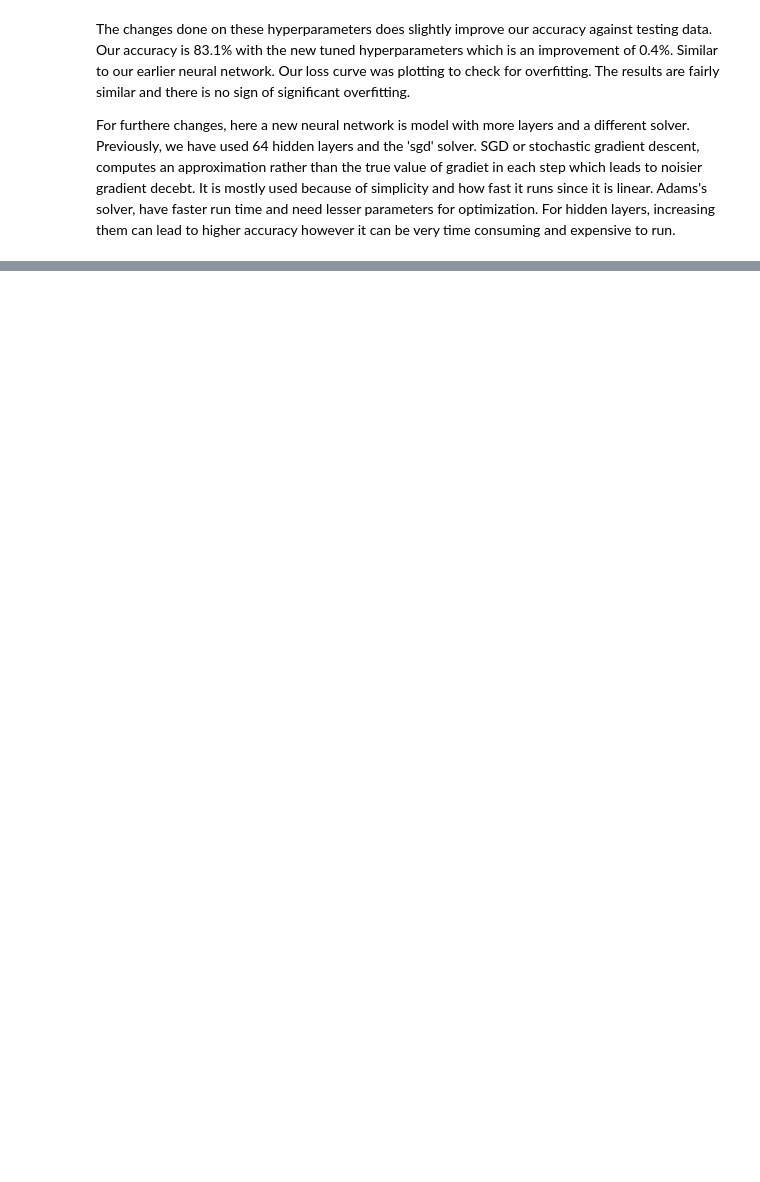
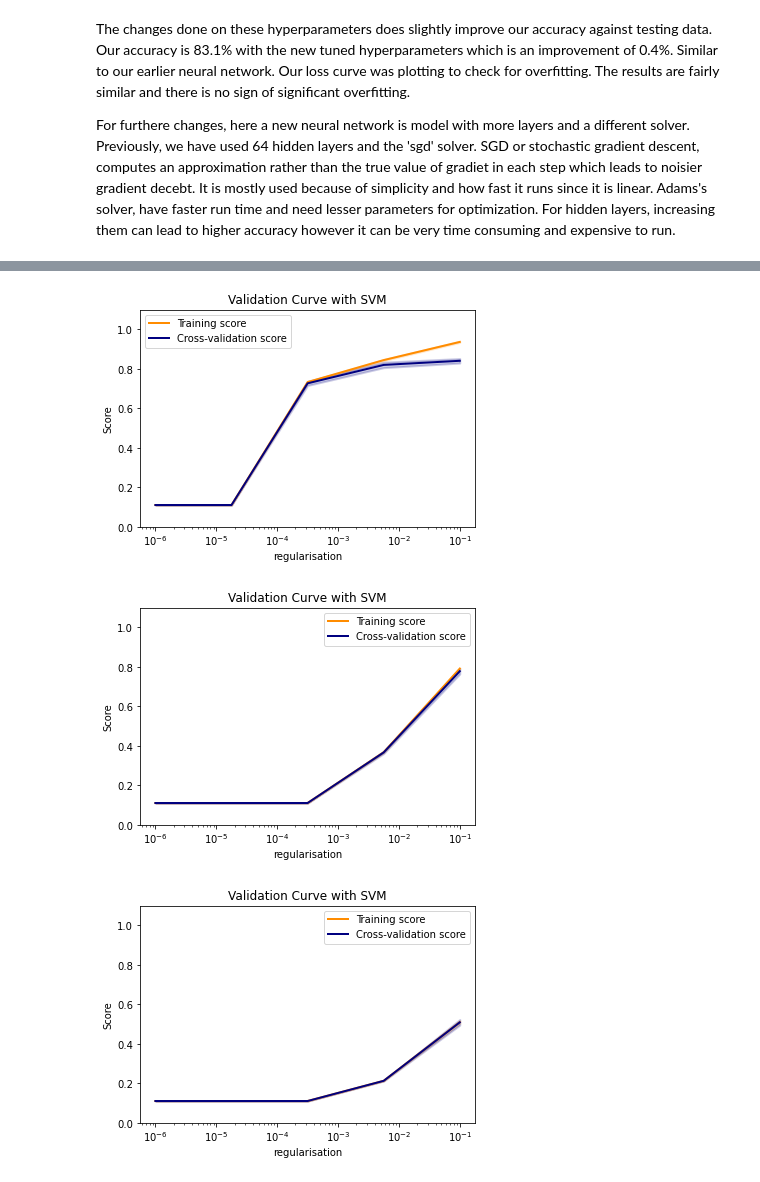
Before and after one commit to RadShiadeh/MLCW, a Jupyter notebook: cw.ipynb, the cells around one changed output, grey strips where cells are left out. Saved outputs shown, nothing was run; the diff lists cells and outputs as text; code cells hidden in the pictures; blank space fills up the shorter version.

```diff
--- a/cw.ipynb
+++ b/cw.ipynb
@@ -363,0 +601,8 @@ These two changes, have made our accuracy againts testing data go up to 83.2% wh
+# %%
+plt_valid_curve(svm_linear, x_train_svm, train_y_svm)
+plt_valid_curve(svm_rbf, x_train_svm, train_y_svm)
+plt_valid_curve(svm_sigmoid, x_train_svm, train_y_svm)
+# %% [output]
+[figure, added]
+[figure, added]
+[figure, added]
```
Also changed, not shown: parts of 19 cells of this notebook.
